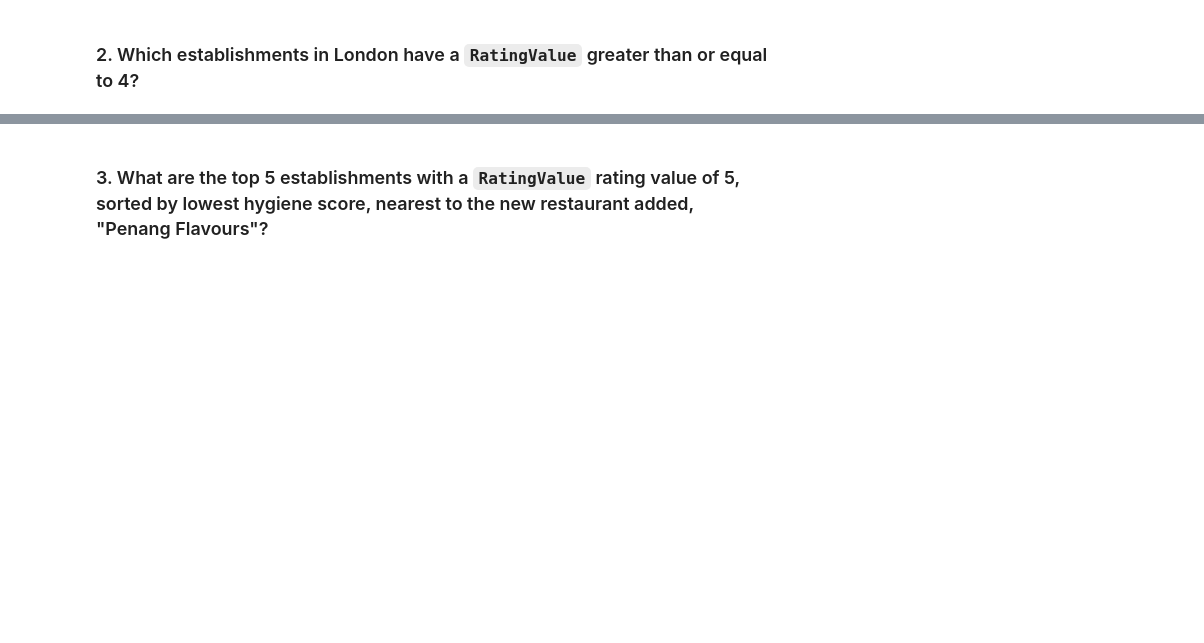
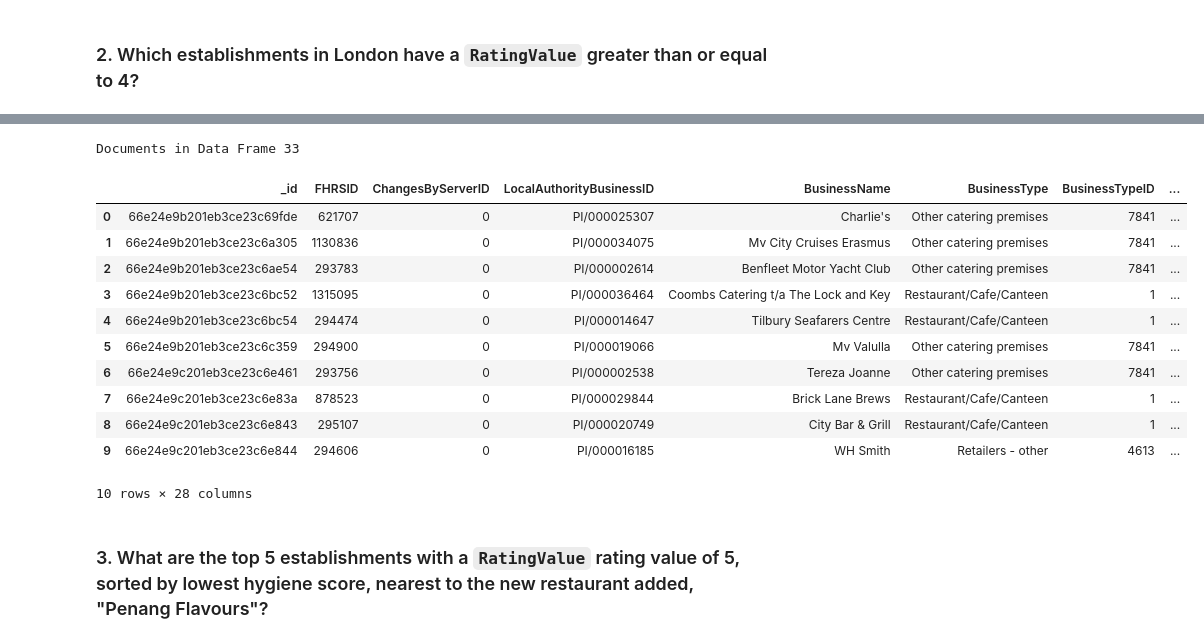
Before and after one commit to justinscottwiley/nosql_analysis, a Jupyter notebook: NoSQL_analysis_starter.ipynb, the cells around one changed output, grey strips where cells are left out. Drawn from its saved outputs; the diff is of its cells as text; code cells hidden in the pictures; blank space fills up the shorter version.

```diff
--- a/NoSQL_analysis_starter.ipynb
+++ b/NoSQL_analysis_starter.ipynb
@@ -42,8 +76,11 @@ query =
 ### 2. Which establishments in London have a `RatingValue` greater than or equal to 4?
 # %%
 # Find the establishments with London as the Local Authority and has a RatingValue greater than or equal to 4.
-query =
+query = {'LocalAuthorityName': { '$regex': 'London'}, 'RatingValue': {'$gte': '4'}}
+print('Number of documents in result:', establishments.count_documents(query))
 
 # Use count_documents to display the number of documents in the result
-
+print("First result")
+results = establishments.find(query)
 # Display the first document in the results using pprint
+pprint(results[0])
@@ -50,9 +105,25 @@ query =
 # %%
 # Convert the result to a Pandas DataFrame
-
+london_4plus = establishments.find(query)
+london_df = pd.DataFrame(london_4plus)
 # Display the number of rows in the DataFrame
-
+print("Documents in Data Frame", len(london_df))
 # Display the first 10 rows of the DataFrame
+london_df.head(10)
+# %% [output]
+Documents in Data Frame 33
+|  | _id | FHRSID | ChangesByServerID | LocalAuthorityBusinessID | BusinessName | BusinessType | BusinessTypeID | ... |
+| 0 | 66e24e9b201eb3ce23c69fde | 621707 | 0 | PI/000025307 | Charlie's | Other catering premises | 7841 | ... |
+| 1 | 66e24e9b201eb3ce23c6a305 | 1130836 | 0 | PI/000034075 | Mv City Cruises Erasmus | Other catering premises | 7841 | ... |
+| 2 | 66e24e9b201eb3ce23c6ae54 | 293783 | 0 | PI/000002614 | Benfleet Motor Yacht Club | Other catering premises | 7841 | ... |
+| 3 | 66e24e9b201eb3ce23c6bc52 | 1315095 | 0 | PI/000036464 | Coombs Catering t/a The Lock and Key | Restaurant/Cafe/Canteen | 1 | ... |
+| 4 | 66e24e9b201eb3ce23c6bc54 | 294474 | 0 | PI/000014647 | Tilbury Seafarers Centre | Restaurant/Cafe/Canteen | 1 | ... |
+| 5 | 66e24e9b201eb3ce23c6c359 | 294900 | 0 | PI/000019066 | Mv Valulla | Other catering premises | 7841 | ... |
+| 6 | 66e24e9c201eb3ce23c6e461 | 293756 | 0 | PI/000002538 | Tereza Joanne | Other catering premises | 7841 | ... |
+| 7 | 66e24e9c201eb3ce23c6e83a | 878523 | 0 | PI/000029844 | Brick Lane Brews | Restaurant/Cafe/Canteen | 1 | ... |
+| 8 | 66e24e9c201eb3ce23c6e843 | 295107 | 0 | PI/000020749 | City Bar & Grill | Restaurant/Cafe/Canteen | 1 | ... |
+| 9 | 66e24e9c201eb3ce23c6e844 | 294606 | 0 | PI/000016185 | WH Smith | Retailers - other | 4613 | ... |
+10 rows × 28 columns
 # %% [markdown]
 ### 3. What are the top 5 establishments with a `RatingValue` rating value of 5, sorted by lowest hygiene score, nearest to the new restaurant added, "Penang Flavours"?
 # %%
```
Also changed, not shown: parts of 8 cells of this notebook.
